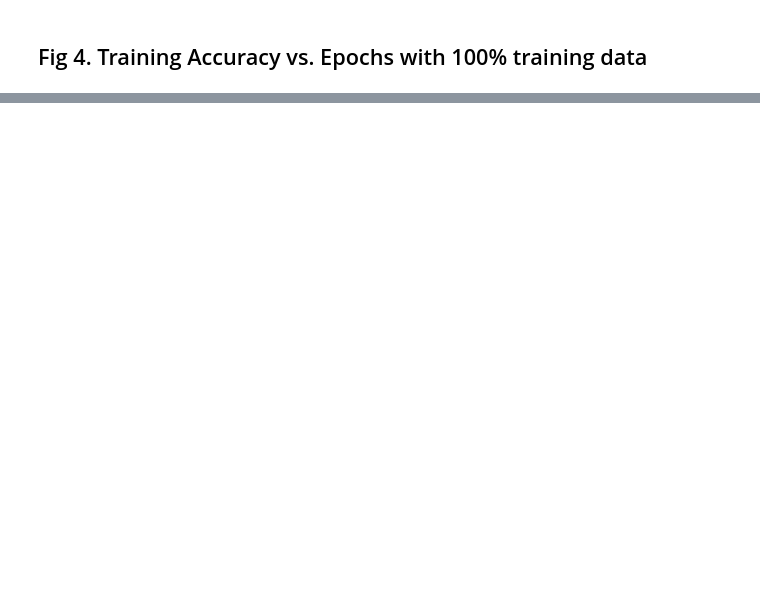
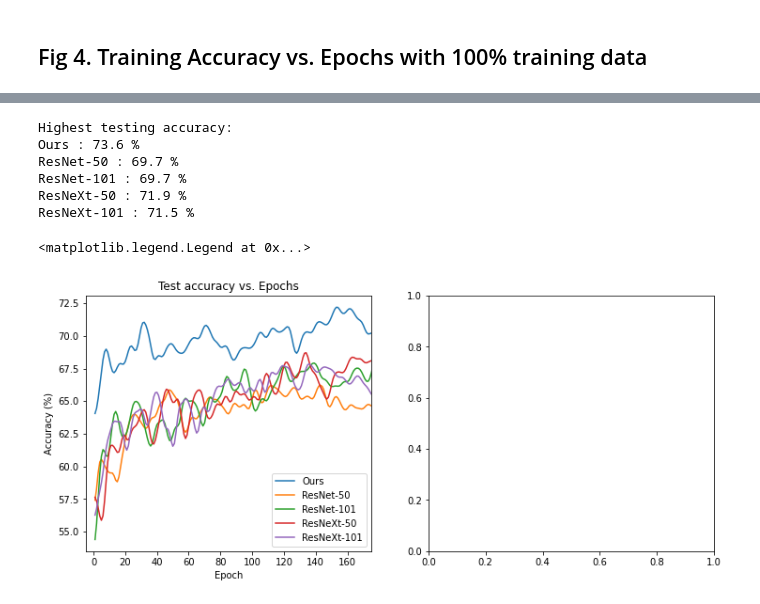
Before and after one commit to Deep-Fusion-Innovators/paper-Cervical-Cancer-Detection, a Jupyter notebook: figures.ipynb, the cells around one changed output, grey strips where cells are left out. Drawn from its saved outputs; the diff is of its cells as text; code cells hidden in the pictures; blank space fills up the shorter version.

```diff
--- a/figures.ipynb
+++ b/figures.ipynb
@@ -115,30 +126,2 @@ plt.savefig("./figures/Figure3_Accuracy_Data_Size.pdf", dpi = 150)
 # %% [markdown]
 ## Fig 4. Training Accuracy vs. Epochs with 100% training data
-# %%
-from scipy.ndimage.filters import gaussian_filter1d
-
-percentage_list = ["30.0%", "40.0%", "50.0%", "60.0%", "72.0%", "80.0%", "90.0%", "100%"]
-Model_list = ['Ours', 'ResNet-50', 'ResNet-101', 'ResNeXt-50', 'ResNeXt-101']
-
-percentage = percentage_list[-1]
-smoothness = 5
-accuracy_epoch = pd.read_csv(f"./data/accuracy_epoch_{percentage}.csv")
-accuracy_epoch *= 100
-accuracy_epoch['Epoch'] /= 100
-plt.figure(figsize=(10, 8))
-plt.xlim([-5, 175])
-plt.xlabel('Epoch')
-plt.ylabel('Accuracy (%)')
-plt.title('Training accuracy vs. Epochs')
-
-def training_epoch(model_name, label, smoothness):
-    ysmoothed = gaussian_filter1d(accuracy_epoch[model_name], sigma = smoothness)
-    plt.plot(accuracy_epoch['Epoch'], ysmoothed, linestyle = '-', label = label)
-
-print('Highest training accuracy:')
-for model in Model_list:
-    training_epoch(model + '_Train', model, smoothness)
-    print(model, ':', round(max(accuracy_epoch[model+'_Train']), 1), '%')
-
-plt.legend()
-plt.savefig("./figures/Figure4_Accuracy_Epochs.pdf", dpi = 150)
@@ -152,0 +216,26 @@ ResNeXt-101 : 94.9 %
+# %%
+f, ax = plt.subplots(1, 2, figsize=(12,5))
+percentage = percentage_list[6]
+test_acc_epoch = pd.read_csv(f"./data/accuracy_epoch_{percentage}.csv")
+test_acc_epoch *= 100
+test_acc_epoch['Epoch'] /= 100
+ax[0].set_xlim([-5, 175])
+ax[0].set_xlabel('Epoch')
+ax[0].set_ylabel('Accuracy (%)')
+ax[0].set_title('Test accuracy vs. Epochs')
+
+print('Highest testing accuracy:')
+for model in Model_list:
+    training_epoch(test_acc_epoch, model + '_Test', model, smoothness, ax[0])
+    print(model, ':', round(max(test_acc_epoch[model+'_Test']), 1), '%')
+
+ax[0].legend()
+# %% [output]
+Highest testing accuracy:
+Ours : 73.6 %
+ResNet-50 : 69.7 %
+ResNet-101 : 69.7 %
+ResNeXt-50 : 71.9 %
+ResNeXt-101 : 71.5 %
+<matplotlib.legend.Legend at 0x...>
+[figure, added]
```
Also changed, not shown: parts of 5 cells of this notebook, 6 other files.
